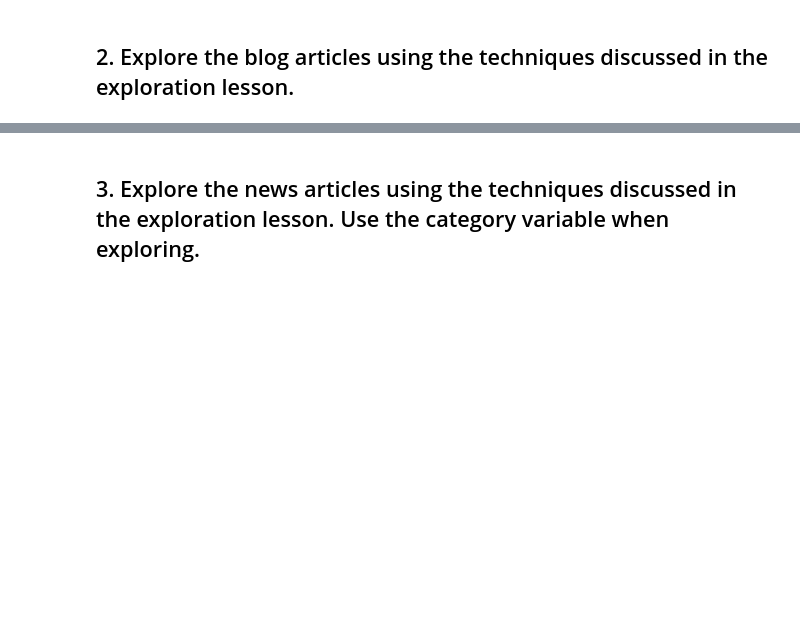
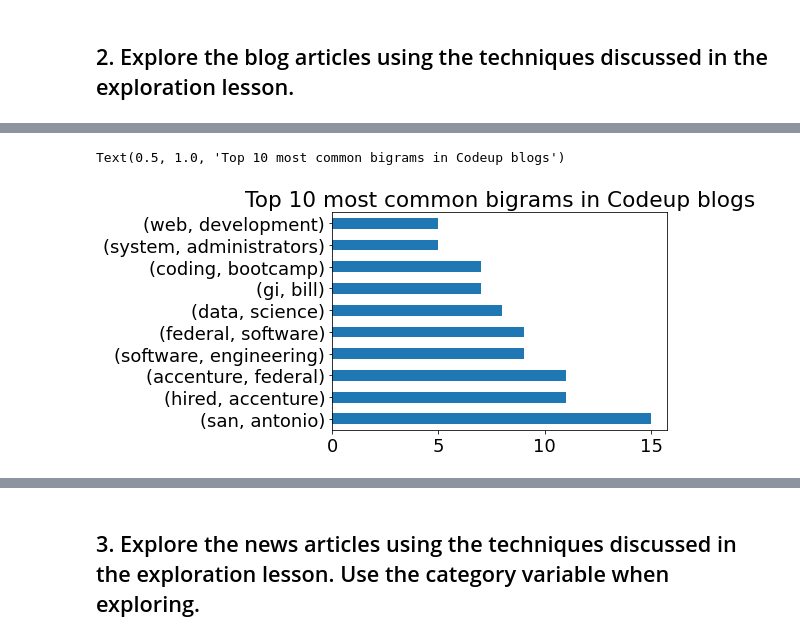
Before and after one commit to wheelerjoshua/natural-language-processing-exercises, a Jupyter notebook: explore.ipynb, the cells around one changed output, grey strips where cells are left out. Saved outputs shown, nothing was run; the diff lists cells and outputs as text; code cells hidden in the pictures; blank space fills up the shorter version.

```diff
--- a/explore.ipynb
+++ b/explore.ipynb
@@ -115,3 +160,6 @@ list(nltk.trigrams(spam_words.split()))
  ...]
 # %% [markdown]
 ## 2. Explore the blog articles using the techniques discussed in the exploration lesson.
+# %%
+import acquire
+df = acquire.acquire_blogs()
@@ -117,0 +175,6 @@ list(nltk.trigrams(spam_words.split()))
+# %%
+all_words = basic_clean(' '.join(df.content))
+# %%
+all_words = re.sub('[\n]','', all_words)
+# %%
+all_words = remove_stopwords(all_words)
@@ -117,0 +227,6 @@ list(nltk.trigrams(spam_words.split()))
+# %%
+pd.Series(nltk.bigrams(all_words.split())).value_counts().head(10).plot.barh()
+plt.title('Top 10 most common bigrams in Codeup blogs')
+# %% [output]
+Text(0.5, 1.0, 'Top 10 most common bigrams in Codeup blogs')
+[figure, added]
```
Also changed, not shown: parts of 42 cells of this notebook.
